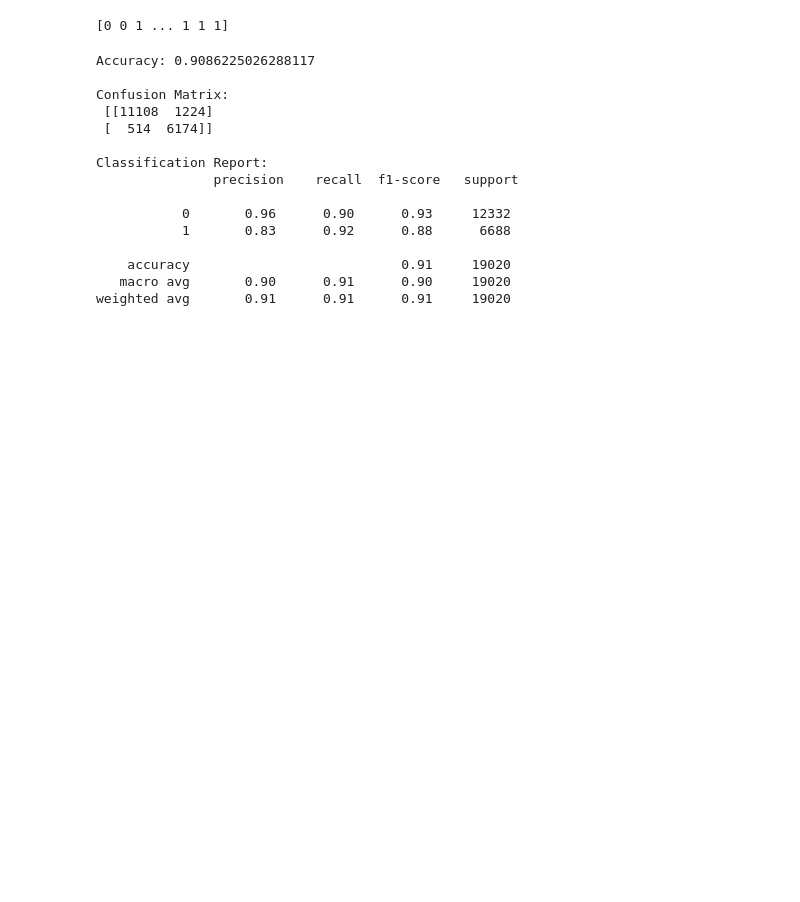
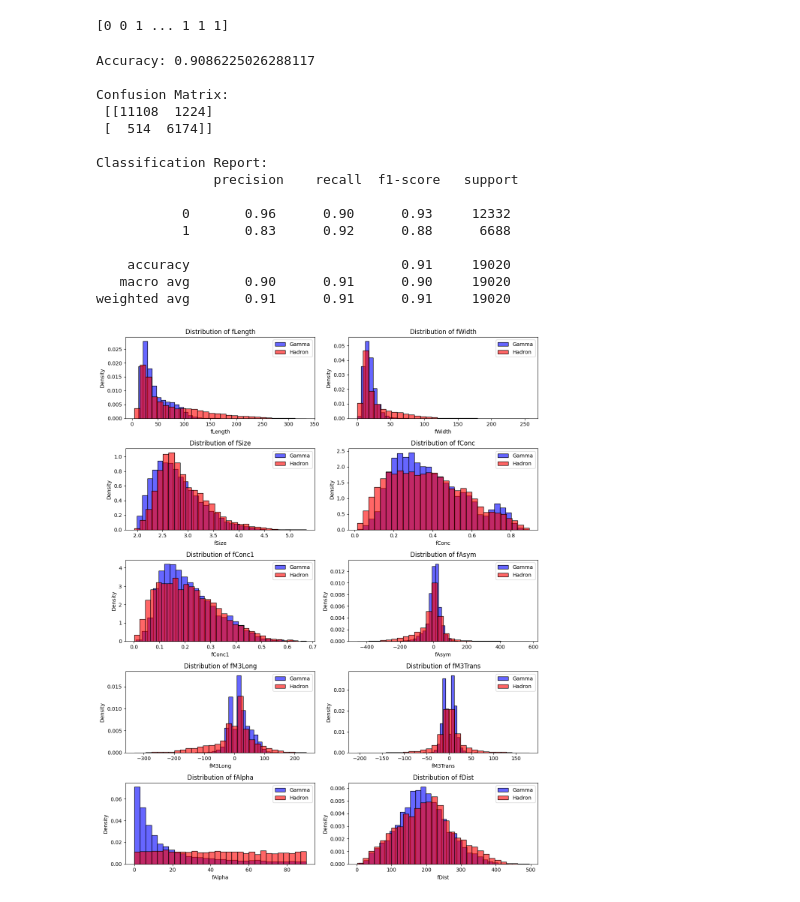
Before and after one commit to NagarajanSuresh/MLOps-KNN, a Jupyter notebook: classification.ipynb, the cells around one changed output. Saved outputs shown, nothing was run; the diff lists cells and outputs as text; code cells hidden in the pictures; blank space fills up the shorter version.

Commit message:
graph for accessing the influence of each feature on the output category

```diff
--- a/classification.ipynb
+++ b/classification.ipynb
@@ -178,3 +182,29 @@ Classification Report:
     accuracy                           0.91     19020
    macro avg       0.90      0.91      0.90     19020
 weighted avg       0.91      0.91      0.91     19020
+# %%
+import matplotlib.pyplot as plt
+import seaborn as sns
+
+# graph which represents how each feature influences the categorical output with blue color representing gamma and red representing hadron
+features = ['fLength', 'fWidth', 'fSize', 'fConc', 'fConc1','fAsym', 'fM3Long', 'fM3Trans', 'fAlpha', 'fDist']
+
+fig, axes = plt.subplots(nrows=5, ncols=2, figsize=(12, 15))
+axes = axes.ravel()
+
+for i, feature in enumerate(features):
+    # adjusting the heights of the bars so they are comparable on the same scale, regardless of how many total Gamma or Hadron samples[Normalizing]
+    sns.histplot(df[df['class'] == 'g'][feature],
+                 color='blue', label='Gamma', stat='density',
+                 bins=30, alpha=0.6, ax=axes[i])
+
+    sns.histplot(df[df['class'] == 'h'][feature],
+                 color='red', label='Hadron', stat='density',
+                 bins=30, alpha=0.6, ax=axes[i])
+
+    axes[i].set_title(f"Distribution of {feature}")
+    axes[i].legend()
+plt.tight_layout()
+plt.show()
+# %% [output]
+[figure, added]
```
Also changed, not shown: parts of 1 cell of this notebook.
